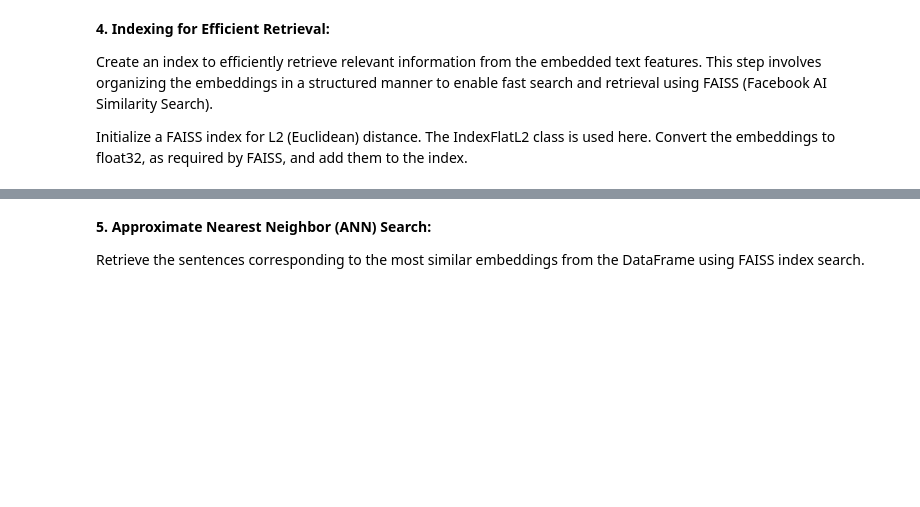
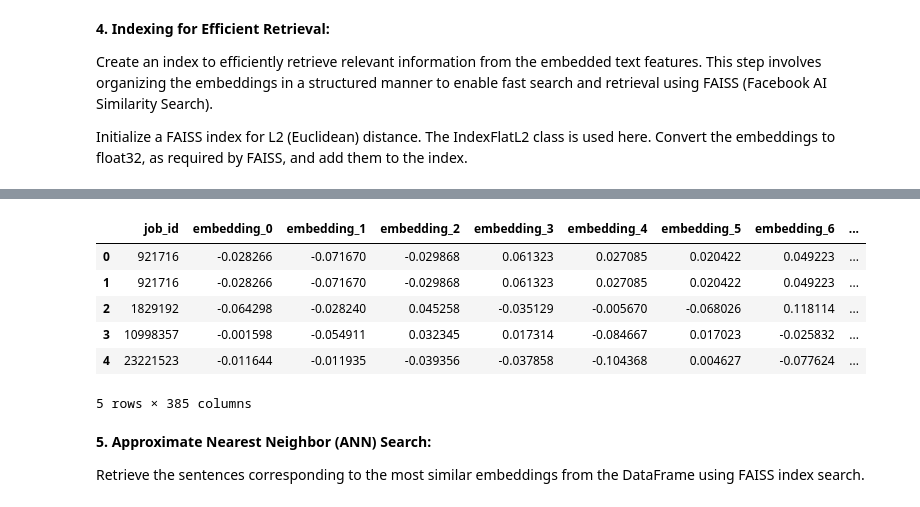
Before and after one commit to ChristinaRaichel/weaviate-challenge, a Jupyter notebook: weaviate-project-2.2/Linkedin_analytics_pipeline.ipynb, the cells around one changed output, grey strips where cells are left out. Drawn from its saved outputs; the diff is of its cells as text; code cells hidden in the pictures; blank space fills up the shorter version.

```diff
--- a/weaviate-project-2.2/Linkedin_analytics_pipeline.ipynb
+++ b/weaviate-project-2.2/Linkedin_analytics_pipeline.ipynb
@@ -717,6 +729,16 @@ merged_df = merged_df.drop(['features'],axis=1)
 
 # Concatenate the embeddings with the original DataFrame
 merged_df = pd.concat([merged_df, embeddings_df], axis=1)
+# %%
+merged_df.head()
+# %% [output]
+|  | job_id | embedding_0 | embedding_1 | embedding_2 | embedding_3 | embedding_4 | embedding_5 | embedding_6 | ... |
+| 0 | 921716 | -0.028266 | -0.071670 | -0.029868 | 0.061323 | 0.027085 | 0.020422 | 0.049223 | ... |
+| 1 | 921716 | -0.028266 | -0.071670 | -0.029868 | 0.061323 | 0.027085 | 0.020422 | 0.049223 | ... |
+| 2 | 1829192 | -0.064298 | -0.028240 | 0.045258 | -0.035129 | -0.005670 | -0.068026 | 0.118114 | ... |
+| 3 | 10998357 | -0.001598 | -0.054911 | 0.032345 | 0.017314 | -0.084667 | 0.017023 | -0.025832 | ... |
+| 4 | 23221523 | -0.011644 | -0.011935 | -0.039356 | -0.037858 | -0.104368 | 0.004627 | -0.077624 | ... |
+5 rows × 385 columns
 # %% [markdown]
 **5. Approximate Nearest Neighbor (ANN) Search:**
 
```
Also changed, not shown: parts of 15 cells of this notebook.
